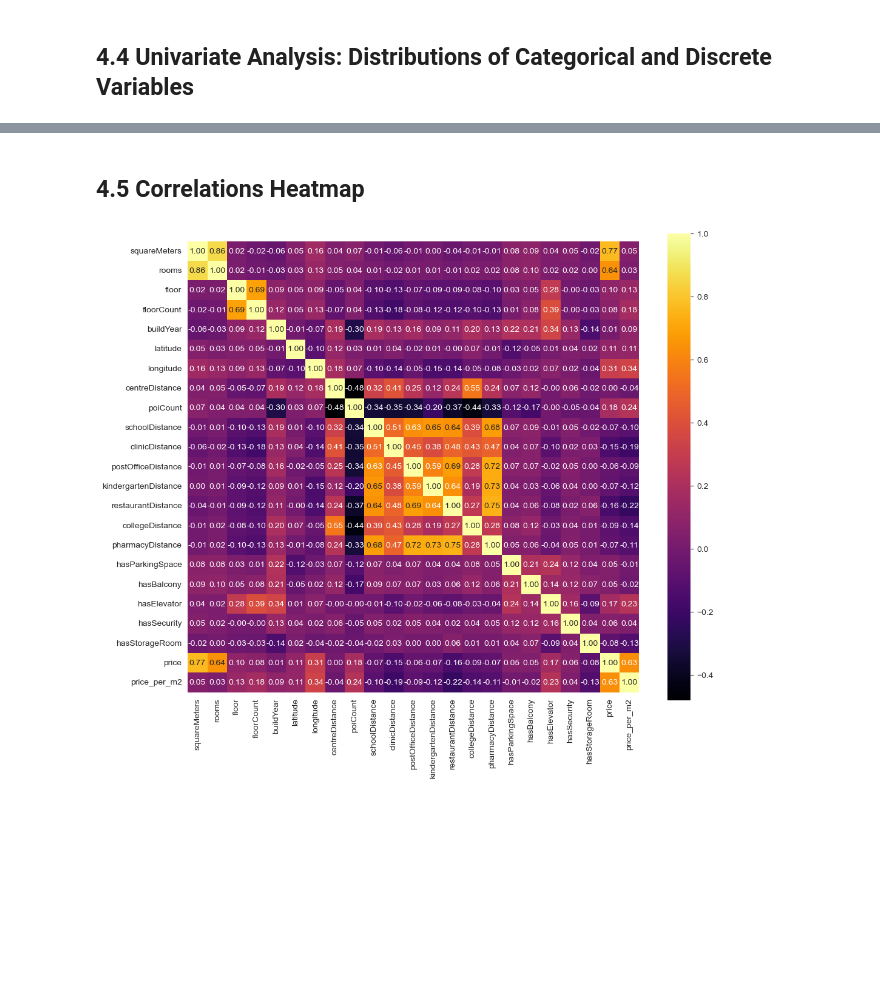
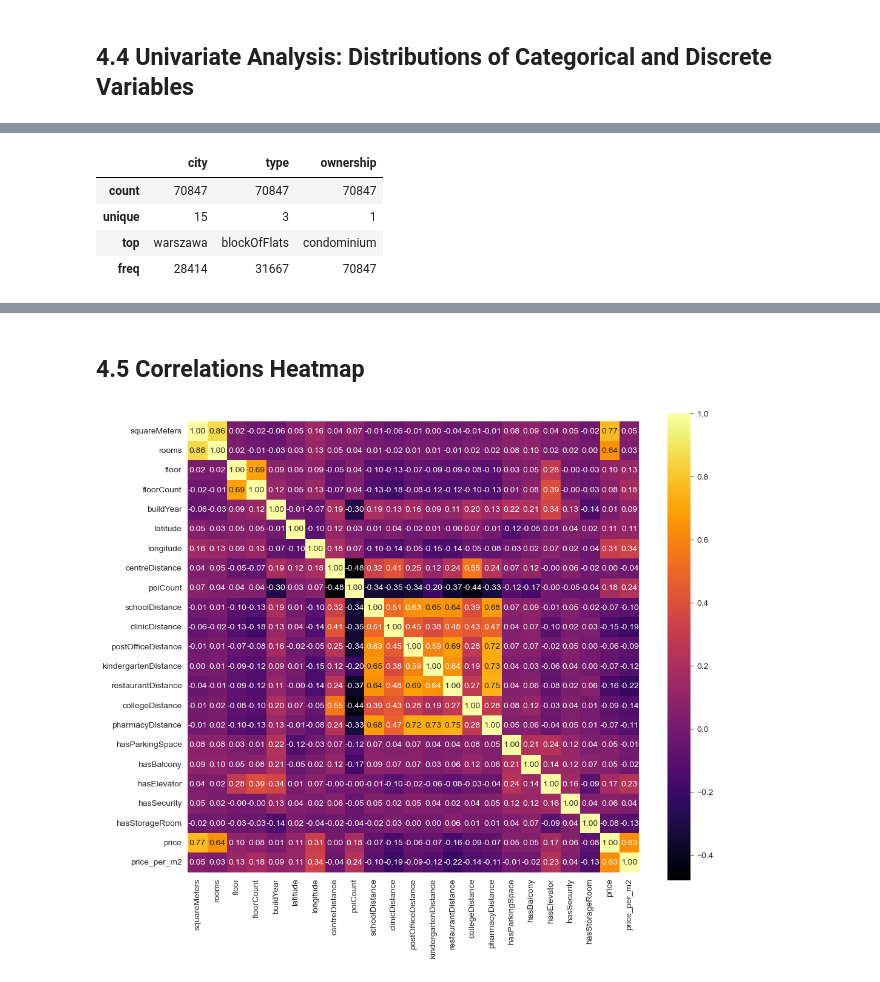
Before and after one commit to Oliwer1992/polish-real-estate-analysis, a Jupyter notebook: 02_Data_Cleaning_and_EDA.ipynb, the cells around one changed output, grey strips where cells are left out. Cells and saved outputs as stored; diff of their text form; code cells hidden in the pictures; blank space fills up the shorter version.

```diff
--- a/02_Data_Cleaning_and_EDA.ipynb
+++ b/02_Data_Cleaning_and_EDA.ipynb
@@ -297,0 +305,8 @@ viz.boxplots(continuous_columns, continous_titles, continuos_axis_x)
+# %%
+df[['city','type','ownership']].describe()
+# %% [output]
+|  | city | type | ownership |
+| count | 70847 | 70847 | 70847 |
+| unique | 15 | 3 | 1 |
+| top | warszawa | blockOfFlats | condominium |
+| freq | 28414 | 31667 | 70847 |
```
Also changed, not shown: parts of 13 cells of this notebook.
